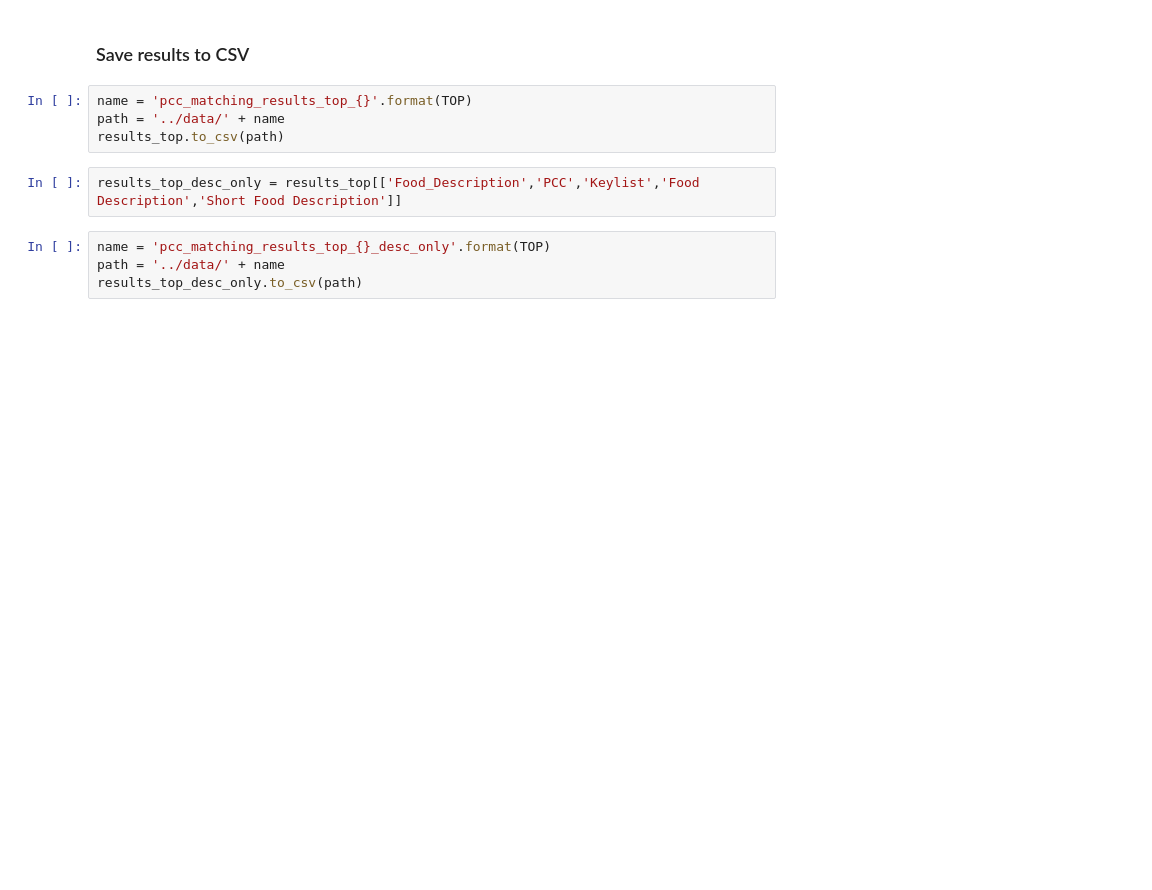
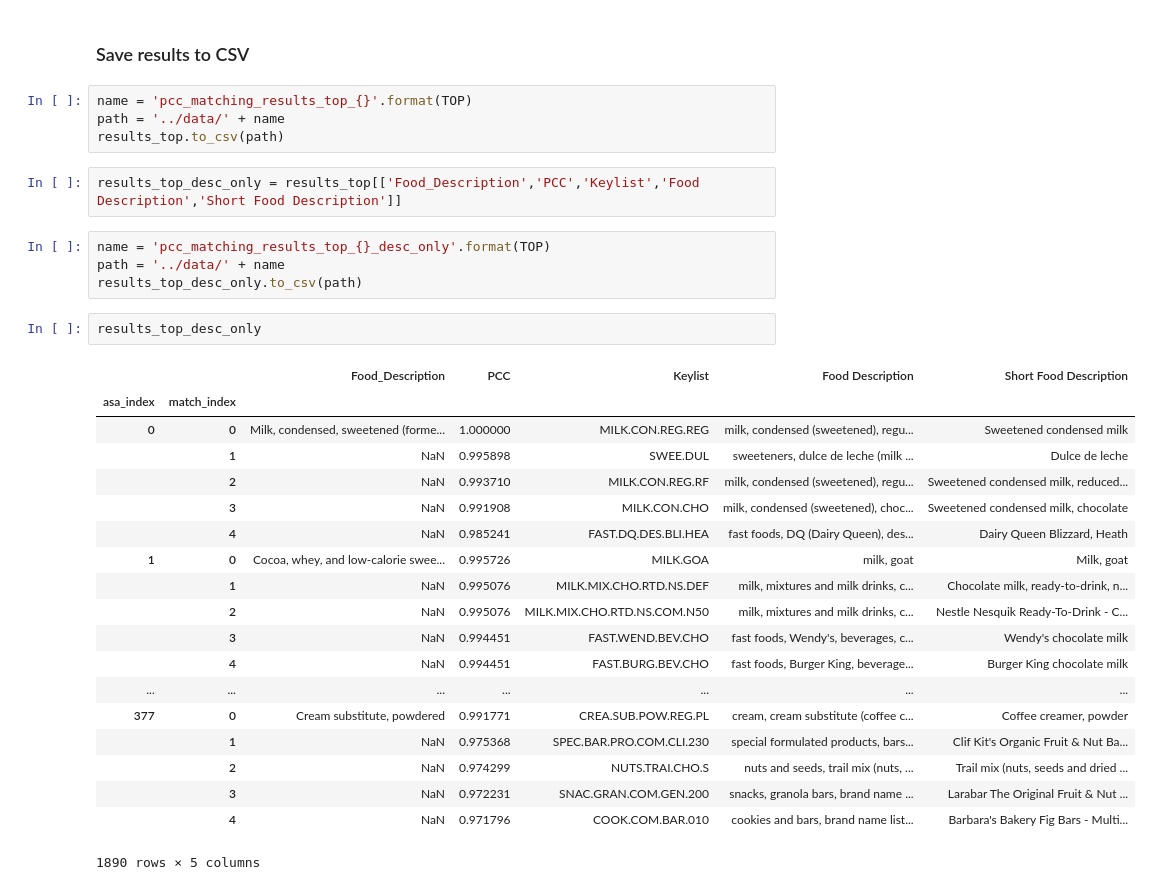
Before and after one commit to IBPA/dairy_matching, a Jupyter notebook: scripts/matching_pcc.ipynb, the cells around one changed output. Cells and saved outputs as stored; diff of their text form; blank space fills up the shorter version.

```diff
--- a/scripts/matching_pcc.ipynb
+++ b/scripts/matching_pcc.ipynb
@@ -107,3 +107,25 @@ results_top_desc_only = results_top[['Food_Description','PCC','Keylist','Food De
 name = 'pcc_matching_results_top_{}_desc_only'.format(TOP)
 path = '../data/' + name
 results_top_desc_only.to_csv(path)
+# %%
+results_top_desc_only
+# %% [output]
+|  |  | Food_Description | PCC | Keylist | Food Description | Short Food Description |
+| asa_index | match_index |  |  |  |  |  |
+| 0 | 0 | Milk, condensed, sweetened (forme... | 1.000000 | MILK.CON.REG.REG | milk, condensed (sweetened), regu... | Sweetened condensed milk |
+|  | 1 | NaN | 0.995898 | SWEE.DUL | sweeteners, dulce de leche (milk ... | Dulce de leche |
+|  | 2 | NaN | 0.993710 | MILK.CON.REG.RF | milk, condensed (sweetened), regu... | Sweetened condensed milk, reduced... |
+|  | 3 | NaN | 0.991908 | MILK.CON.CHO | milk, condensed (sweetened), choc... | Sweetened condensed milk, chocolate |
+|  | 4 | NaN | 0.985241 | FAST.DQ.DES.BLI.HEA | fast foods, DQ (Dairy Queen), des... | Dairy Queen Blizzard, Heath |
+| 1 | 0 | Cocoa, whey, and low-calorie swee... | 0.995726 | MILK.GOA | milk, goat | Milk, goat |
+|  | 1 | NaN | 0.995076 | MILK.MIX.CHO.RTD.NS.DEF | milk, mixtures and milk drinks, c... | Chocolate milk, ready-to-drink, n... |
+|  | 2 | NaN | 0.995076 | MILK.MIX.CHO.RTD.NS.COM.N50 | milk, mixtures and milk drinks, c... | Nestle Nesquik Ready-To-Drink - C... |
+|  | 3 | NaN | 0.994451 | FAST.WEND.BEV.CHO | fast foods, Wendy's, beverages, c... | Wendy's chocolate milk |
+|  | 4 | NaN | 0.994451 | FAST.BURG.BEV.CHO | fast foods, Burger King, beverage... | Burger King chocolate milk |
+| ... | ... | ... | ... | ... | ... | ... |
+| 377 | 0 | Cream substitute, powdered | 0.991771 | CREA.SUB.POW.REG.PL | cream, cream substitute (coffee c... | Coffee creamer, powder |
+|  | 1 | NaN | 0.975368 | SPEC.BAR.PRO.COM.CLI.230 | special formulated products, bars... | Clif Kit's Organic Fruit & Nut Ba... |
+|  | 2 | NaN | 0.974299 | NUTS.TRAI.CHO.S | nuts and seeds, trail mix (nuts, ... | Trail mix (nuts, seeds and dried ... |
+|  | 3 | NaN | 0.972231 | SNAC.GRAN.COM.GEN.200 | snacks, granola bars, brand name ... | Larabar The Original Fruit & Nut ... |
+|  | 4 | NaN | 0.971796 | COOK.COM.BAR.010 | cookies and bars, brand name list... | Barbara's Bakery Fig Bars - Multi... |
+1890 rows × 5 columns
```
Also changed, not shown: parts of 1 cell of this notebook.
